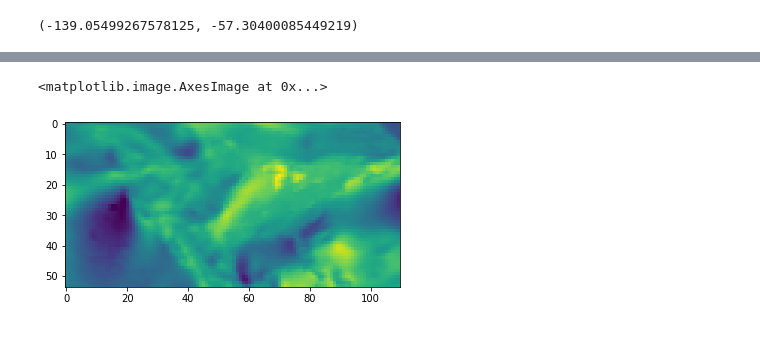
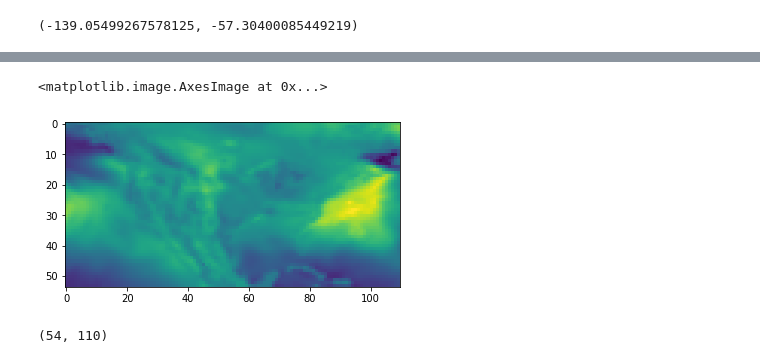
Before and after one commit to nannau/DoWnGAN, a Jupyter notebook: retrieve_era.ipynb, the cells around one changed output, grey strips where cells are left out. Cells and saved outputs as stored; diff of their text form; code cells hidden in the pictures.

```diff
--- a/retrieve_era.ipynb
+++ b/retrieve_era.ipynb
@@ -63,7 +63,7 @@ mars - WARN - provided by the MIR library. For more details, see
 # %%
 # Check that it's loaded:
 import xarray as xr
-ds = xr.open_dataset("interim_2014-07-01to2014-07-31_00061218.nc")
+ds = xr.open_dataset("interim_2000-10-01_to_2013-09-30.nc")
 # %%
 float(ds.longitude.min()), float(ds.longitude.max())
 # %% [output]
@@ -87,6 +87,10 @@ Attributes:
 # %%
 import matplotlib.pyplot as plt
-plt.imshow(ds["v10"][0, ...])
+plt.imshow(ds["u10"][550, ...])
 # %% [output]
 <matplotlib.image.AxesImage at 0x...>
-[figure, old version]
+[figure, new version]
+# %%
+ds["v10"][0, ...].shape
+# %% [output]
+(54, 110)
```
Also changed, not shown: parts of 2 cells of this notebook, 4 other files.
